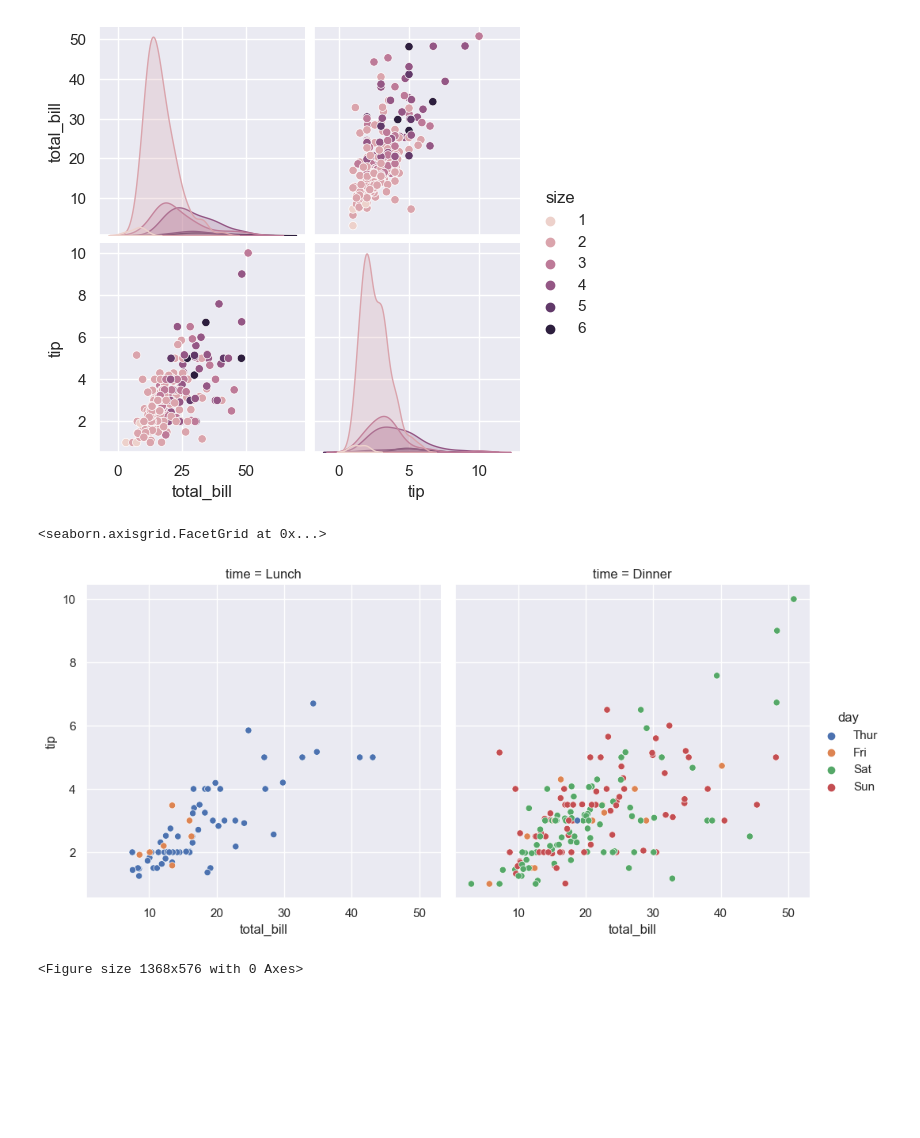
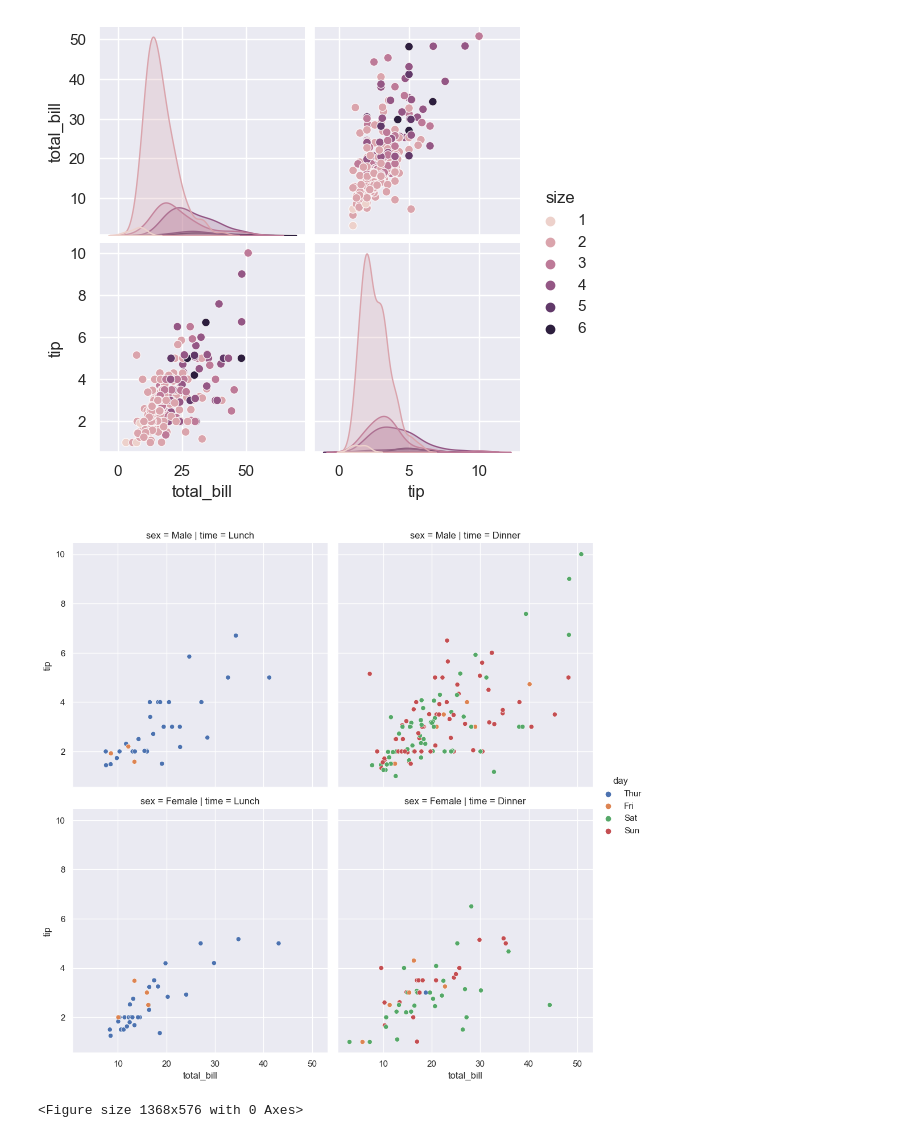
Before and after one commit to valderfarkill/primarepo, a Jupyter notebook: IRIS/42_to_solve_tips.ipynb, the cells around one changed output. Cells and saved outputs as stored; diff of their text form; code cells hidden in the pictures; blank space fills up the shorter version.

Commit message:
esercizio Grafico Seaborn

```diff
--- a/IRIS/42_to_solve_tips.ipynb
+++ b/IRIS/42_to_solve_tips.ipynb
@@ -103,13 +101,9 @@ sns.pairplot(tips, hue="size")
 <seaborn.axisgrid.PairGrid at 0x...>
 [figure]
 # %%
-sns.relplot(
-    data=tips,
-    x="total_bill", y="tip", col="time", hue="day"
-)
+sns.relplot(data=tips, row="sex", x="total_bill", y="tip", col="time", hue="day");
 # %% [output]
-<seaborn.axisgrid.FacetGrid at 0x...>
-[figure, old version]
+[figure, new version]
 # %%
 # %% [output]
 <Figure size 1368x576 with 0 Axes>
```
Also changed, not shown: parts of 10 cells of this notebook.
